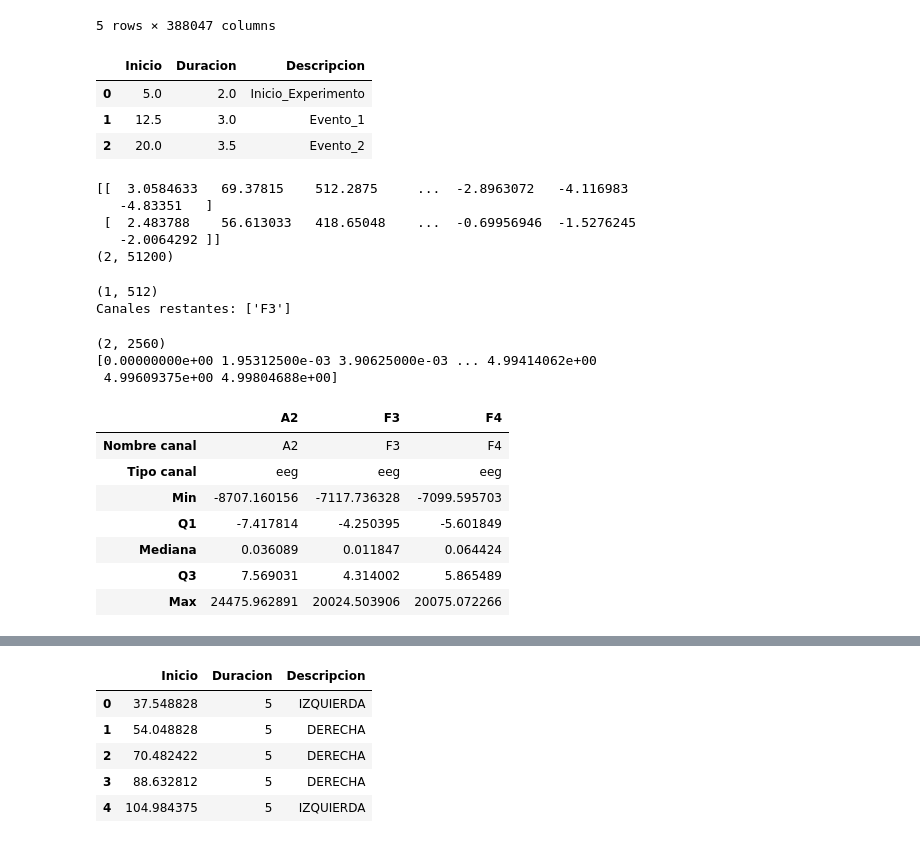
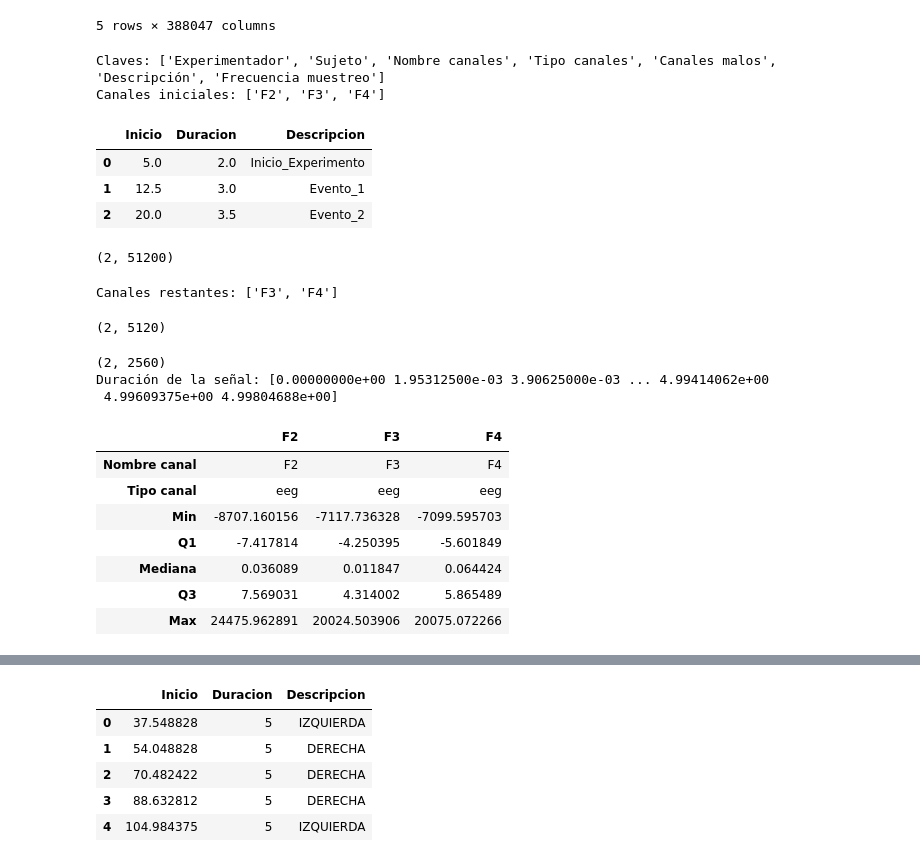
Before and after one commit to SrMichi19/TIF, a Jupyter notebook: 1. TIF/RawSignalV2.ipynb, the cells around one changed output, grey strips where cells are left out. Drawn from its saved outputs; the diff is of its cells as text; code cells hidden in the pictures.

Commit message:
RawSignal hasta plot con pruebas

```diff
--- a/1. TIF/RawSignalV2.ipynb
+++ b/1. TIF/RawSignalV2.ipynb
@@ -5,8 +5,3 @@ import pandas as pd
 import copy
 import scipy.signal
 from TIF import Info, Anotaciones
-# %%
-canales = ["F2", "F3"]
-tipos_canales = ["ecg"] * len(canales)
-sujeto = {"Nombre": "Juan Acosta",
-          "Edad": 26}
@@ -408,4 +428,19 @@ eeg.head()
 | 3 | 2.277081 | 85.158783 | 690.347961 | 2849.392334 | 7594.347656 | 14776.036133 | 22754.841797 | 29451.494141 | 33609.718750 | 35234.156250 | ... | ... |
 | 4 | 2.820107 | 69.279091 | 522.174072 | 2102.081055 | 5542.711914 | 10726.230469 | 16464.289062 | 21257.328125 | 24206.724609 | 25327.796875 | ... | ... |
 5 rows × 388047 columns
+# %%
+# Genero objeto Info
+
+canales = ["F2", "F3", "F4"]
+tipos_canales = ["eeg"] * len(canales)
+sujeto = {"Nombre": "Juan Acosta",
+          "Edad": 26}
+
+infoo = Info(experimenter="Juan Acosta", subject_info=sujeto, ch_names=canales,
+            ch_types=tipos_canales, bads=None, description="Pruebita", fm=512)
+print("Claves:", infoo.keys())
+print("Canales iniciales:", infoo.data["Nombre canales"])
+# %% [output]
+Claves: ['Experimentador', 'Sujeto', 'Nombre canales', 'Tipo canales', 'Canales malos', 'Descripción', 'Frecuencia muestreo']
+Canales iniciales: ['F2', 'F3', 'F4']
 # %%
@@ -423,19 +460,16 @@ anotacioness.get_annotations()
 # Generar el objeto RawSignal
 raw_signal = RawSignal(data=eeg_data, sfreq=512, info=infoo, anotaciones=anotacioness)
 # %%
-# Obtener muestas
-# muestras = raw_signal.get_data(start=0, stop=1)
+# Obtener muestas con get_data()
+
+# muestras = raw_signal.get_data(start=0, stop=1)   # Sin pasar los canales los selecciona a todos
 # muestras, vector = raw_signal.get_data(picks=[0,1,2], start=0, stop=10, times=True, reject=30000)
 # print(muestras.shape)
 # print(vector)
 
 muestras = raw_signal.get_data(picks=["F2", "F3"], start=0, stop=100)
-print(muestras)
+# print(muestras)
 print(muestras.shape)
 # %% [output]
-[[  3.0584633   69.37815    512.2875     ...  -2.8963072   -4.116983
-   -4.83351   ]
- [  2.483788    56.613033   418.65048    ...  -0.69956946  -1.5276245
-   -2.0064292 ]]
 (2, 51200)
 # %%
@@ -442,41 +477,35 @@ print(muestras.shape)
 nueva_rawsignal = raw_signal.drop_channels(["F2"])
+# %%
+# Verifico que la nueva instancia de RawSignal elimino un canal
+print("Canales restantes:", nueva_rawsignal.info["Nombre canales"])
+# %% [output]
+Canales restantes: ['F3', 'F4']
 # %%
-print(nueva_rawsignal.get_data(picks=["F3"], start=0, stop=1).shape)
-print("Canales restantes:", nueva_rawsignal.info["Nombre canales"])
+# Uso la nueva instancia RawSignal y selecciono los dos canales que quedaron
+print(nueva_rawsignal.get_data(picks=["F3", "F4"], start=0, stop=10).shape)
 # %% [output]
-(1, 512)
-Canales restantes: ['F3']
+(2, 5120)
 # %%
 # Recortar la señal (tiempo). Método crop() desde el primer objeto Rawsignal
 
-rawsignal_recortada = raw_signal.crop(tmin= 5, tmax=100)   # Recorte
-datos, tiempo = rawsignal_recortada.get_data(picks=["F2", "F3"], start=0, stop=5, times=True) # Datos y tiempo. En este ejemplo, stop > 5 daria error
+rawsignal_recortada = raw_signal.crop(tmin= 5, tmax=50)   # Recorte
+datos, tiempo = rawsignal_recortada.get_data(picks=["F2", "F3"], start=0, stop=5, times=True)
 print(datos.shape)
-print(tiempo)
+print("Duración de la señal:", tiempo)
 # %% [output]
 (2, 2560)
-[0.00000000e+00 1.95312500e-03 3.90625000e-03 ... 4.99414062e+00
+Duración de la señal: [0.00000000e+00 1.95312500e-03 3.90625000e-03 ... 4.99414062e+00
  4.99609375e+00 4.99804688e+00]
 # %%
-# Metodo describe() pasando el Objeto Info
+# Metodo describe() con la primar instancia de RawSignal que tiene el Objeto Info
 
-canales = ["A2", "F3", "F4"]
-tipos_canales = ["eeg"] * len(canales)
-sujeto = {"Nombre": "Juan Acosta",
-          "Edad": 26}
-
-infoo2 = Info(experimenter="Juan Acosta", subject_info=sujeto, ch_names=canales,
-            ch_types=tipos_canales, bads=None, description="Pruebita", fm=512)
-infoo2.keys()
-infoo2.data["Nombre canales"]
-
-raw_signal_2 = RawSignal(data=eeg_data, sfreq=512, info=infoo2, anotaciones=anotacioness)
+raw_signal = RawSignal(data=eeg_data, sfreq=512, info=infoo, anotaciones=anotacioness)
 # muestras = raw_signal_2.get_data(picks=["A2", "F3"], start=0, stop=100)
-datos = raw_signal_2.describe("Datos.csv")
+datos = raw_signal.describe("Datos.csv")
 datos
 # %% [output]
-|  | A2 | F3 | F4 |
-| Nombre canal | A2 | F3 | F4 |
+|  | F2 | F3 | F4 |
+| Nombre canal | F2 | F3 | F4 |
 | Tipo canal | eeg | eeg | eeg |
 | Min | -8707.160156 | -7117.736328 | -7099.595703 |
 | Q1 | -7.417814 | -4.250395 | -5.601849 |
```
Also changed, not shown: parts of 19 cells of this notebook, 2 other files.
